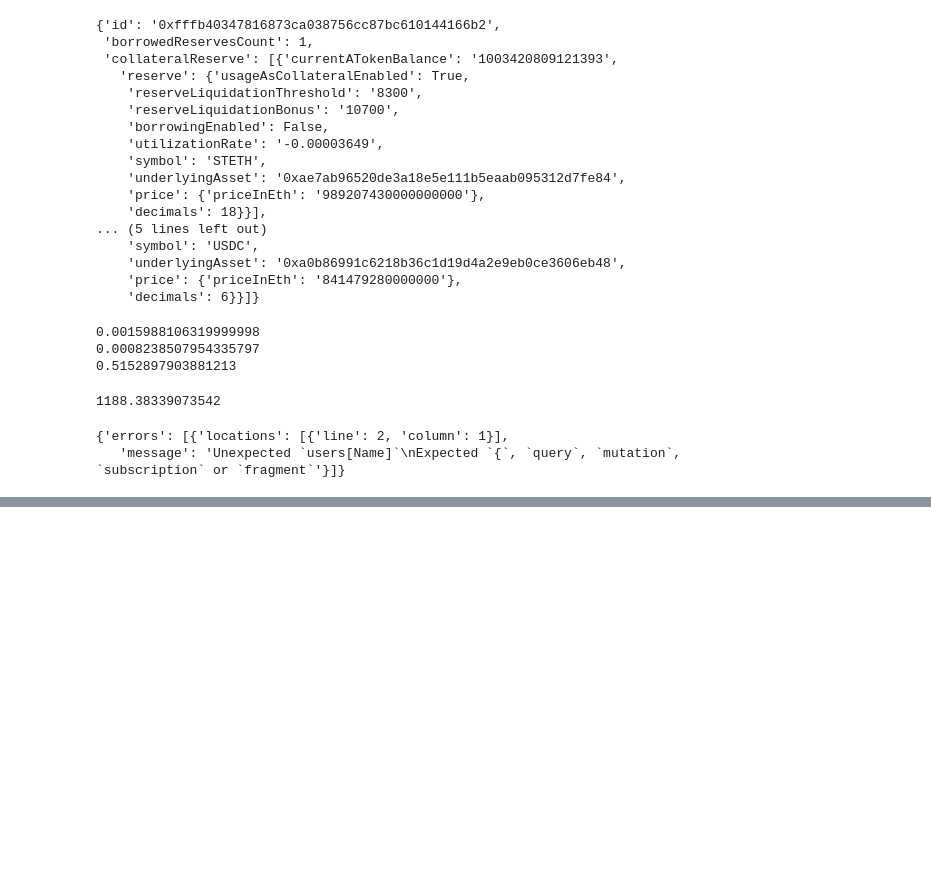
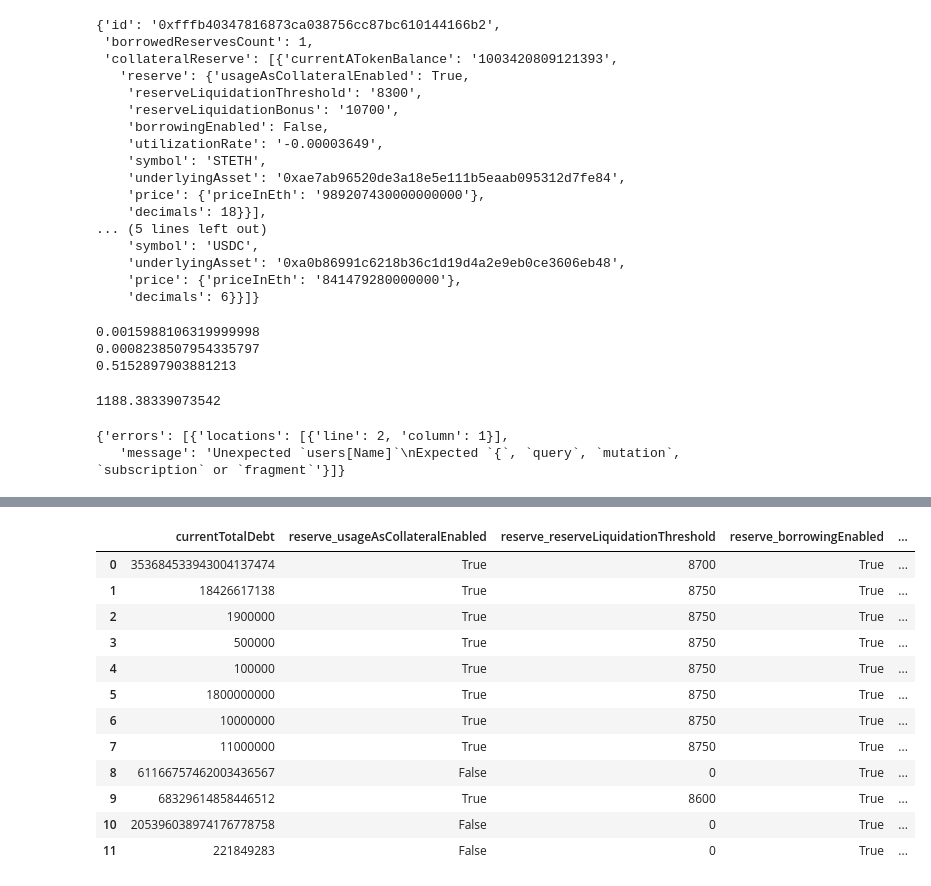
Before and after one commit to rpasquini/defidata, a Jupyter notebook: AAVE_Unhealthy_positions.ipynb, the cells around one changed output, grey strips where cells are left out. Saved outputs shown, nothing was run; the diff lists cells and outputs as text; code cells hidden in the pictures; blank space fills up the shorter version.

```diff
--- a/AAVE_Unhealthy_positions.ipynb
+++ b/AAVE_Unhealthy_positions.ipynb
@@ -384,0 +404,16 @@ def parse_users(payload):
+# %%
+ json_normalize(result['data']['users'], record_path="borrowReserve", meta=["id"], sep="_")
+# %% [output]
+|  | currentTotalDebt | reserve_usageAsCollateralEnabled | reserve_reserveLiquidationThreshold | reserve_borrowingEnabled | ... |
+| 0 | 353684533943004137474 | True | 8700 | True | ... |
+| 1 | 18426617138 | True | 8750 | True | ... |
+| 2 | 1900000 | True | 8750 | True | ... |
+| 3 | 500000 | True | 8750 | True | ... |
+| 4 | 100000 | True | 8750 | True | ... |
+| 5 | 1800000000 | True | 8750 | True | ... |
+| 6 | 10000000 | True | 8750 | True | ... |
+| 7 | 11000000 | True | 8750 | True | ... |
+| 8 | 61166757462003436567 | False | 0 | True | ... |
+| 9 | 68329614858446512 | True | 8600 | True | ... |
+| 10 | 205396038974176778758 | False | 0 | True | ... |
+| 11 | 221849283 | False | 0 | True | ... |
```
Also changed, not shown: parts of 6 cells of this notebook.
